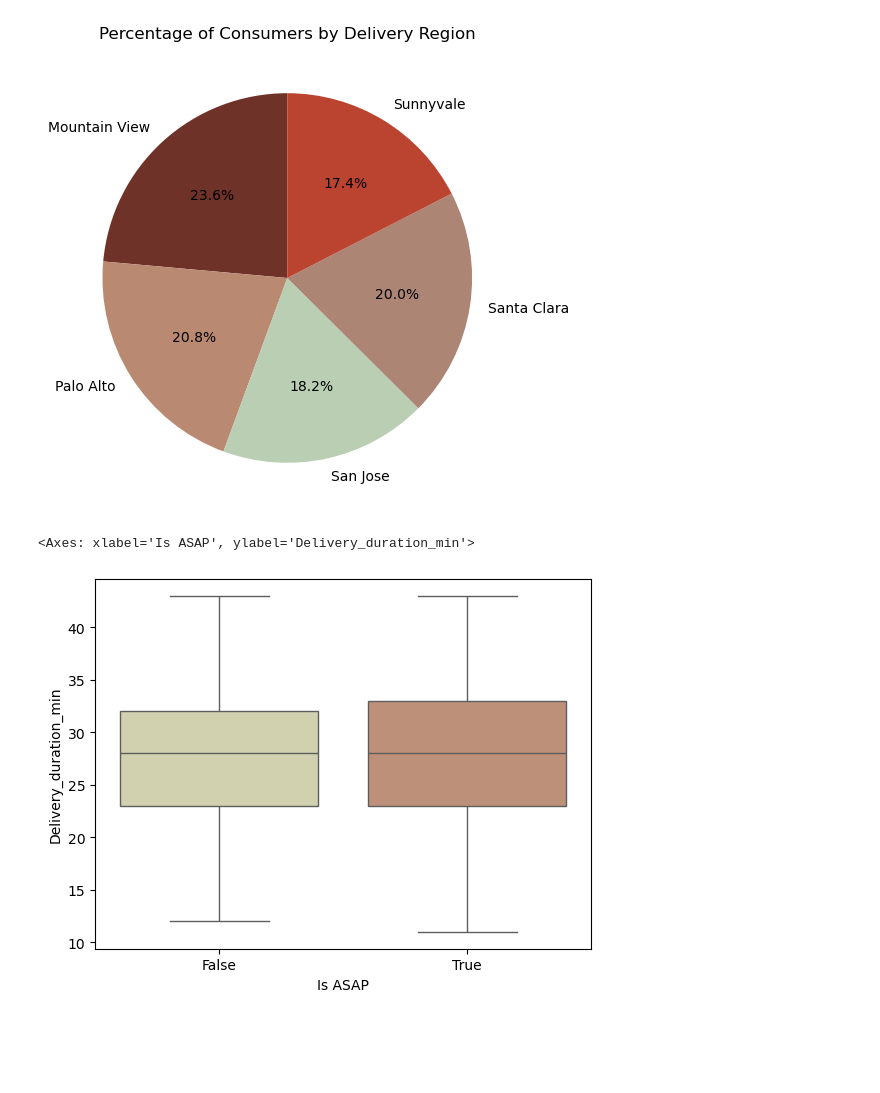
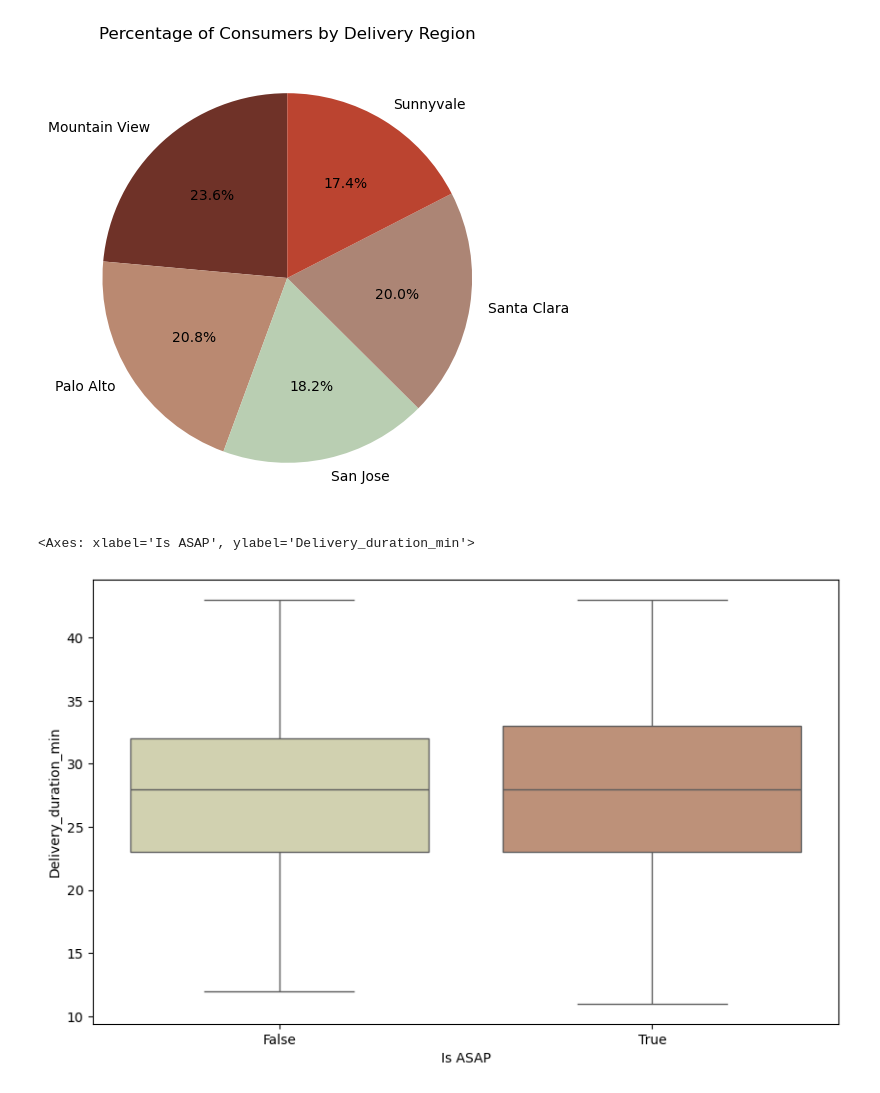
Before and after one commit to AdrianaQuinones/Route-to-Efficiency, a Jupyter notebook: Route to Efficiency.ipynb, the cells around one changed output. Drawn from its saved outputs; the diff is of its cells as text; code cells hidden in the pictures; blank space fills up the shorter version.

```diff
--- a/Route to Efficiency.ipynb
+++ b/Route to Efficiency.ipynb
@@ -127,11 +127,12 @@ plt.show()
 # %%
 df['Delivery_duration_min'] = (df['Delivered_Timestamp'] - df['Customer_Timestamp']).dt.total_seconds() / 60
 delivery_durations = df.groupby('Is ASAP')['Delivery_duration_min'].mean().reset_index()
 hue_colors = {
     "True":"#C98E6D",
     "False":"#D6D7AA"
 }
+plt.figure(figsize=(10, 6))
 sns.boxplot(data = df, x = 'Is ASAP', y = 'Delivery_duration_min', palette= hue_colors)
 # %% [output]
 <Axes: xlabel='Is ASAP', ylabel='Delivery_duration_min'>
-[figure, old version]
+[figure, new version]
```
Also changed, not shown: parts of 2 cells of this notebook.
